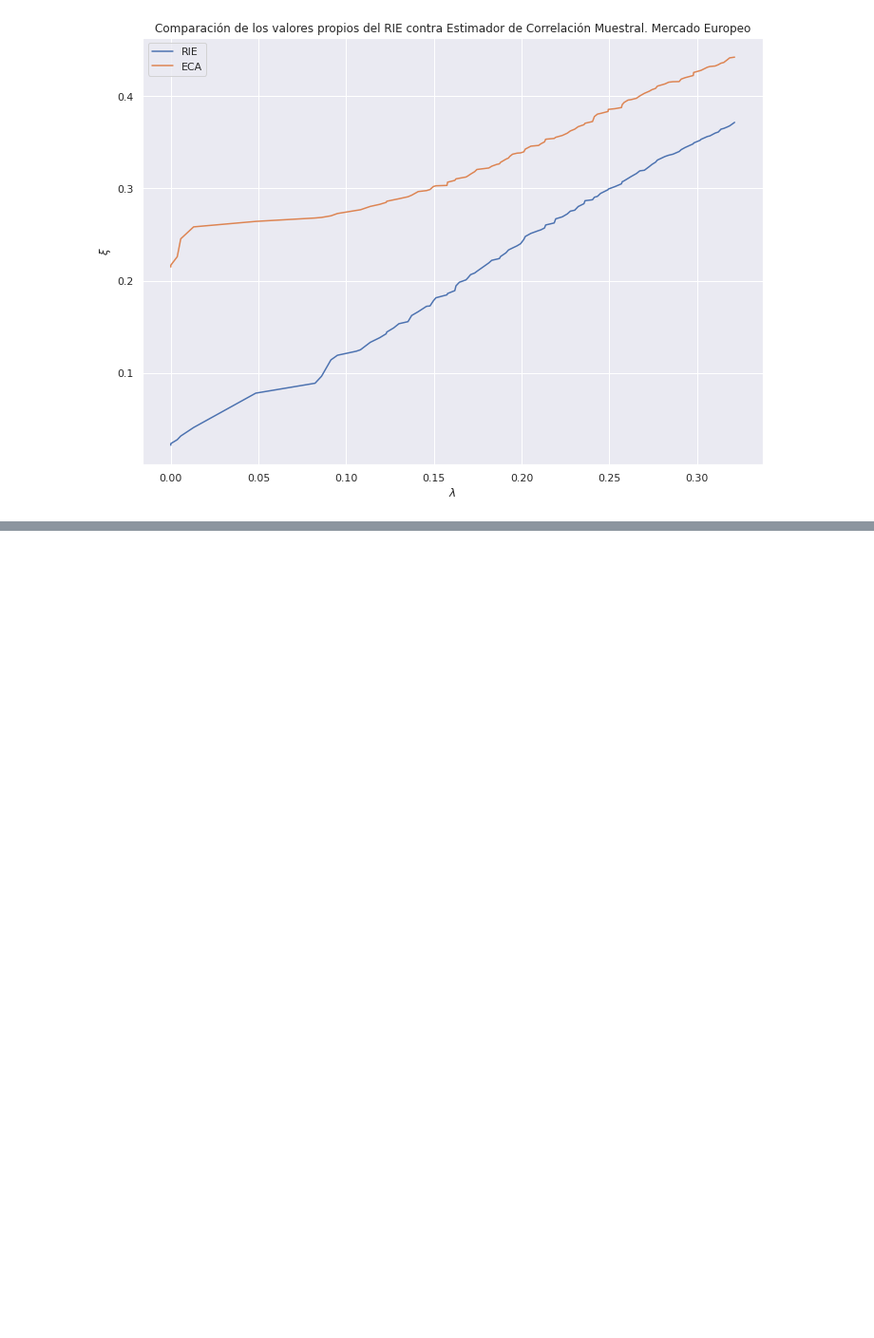
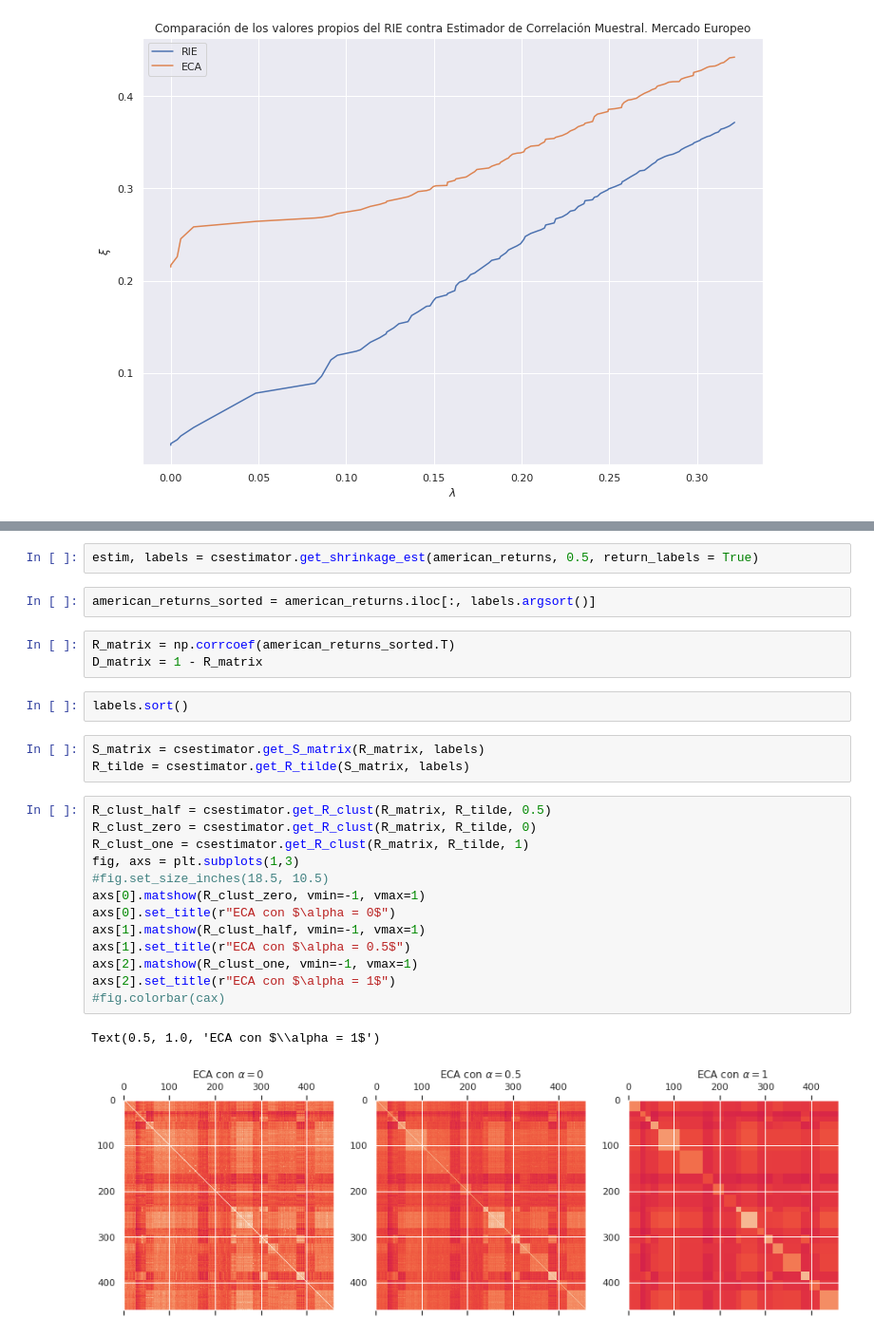
Before and after one commit to jduarte00/tesis, a Jupyter notebook: results_corr_matrix.ipynb, the cells around one changed output, grey strips where cells are left out. Shown at 95% size. Drawn from its saved outputs; the diff is of its cells as text; blank space fills up the shorter version.

```diff
--- a/results_corr_matrix.ipynb
+++ b/results_corr_matrix.ipynb
@@ -112,0 +147,28 @@ plt.show()
+# %%
+estim, labels = csestimator.get_shrinkage_est(american_returns, 0.5, return_labels = True)
+# %%
+american_returns_sorted = american_returns.iloc[:, labels.argsort()]
+# %%
+R_matrix = np.corrcoef(american_returns_sorted.T)
+D_matrix = 1 - R_matrix
+# %%
+labels.sort()
+# %%
+S_matrix = csestimator.get_S_matrix(R_matrix, labels)
+R_tilde = csestimator.get_R_tilde(S_matrix, labels)
+# %%
+R_clust_half = csestimator.get_R_clust(R_matrix, R_tilde, 0.5)
+R_clust_zero = csestimator.get_R_clust(R_matrix, R_tilde, 0)
+R_clust_one = csestimator.get_R_clust(R_matrix, R_tilde, 1)
+fig, axs = plt.subplots(1,3)
+#fig.set_size_inches(18.5, 10.5)
+axs[0].matshow(R_clust_zero, vmin=-1, vmax=1)
+axs[0].set_title(r"ECA con $\alpha = 0$")
+axs[1].matshow(R_clust_half, vmin=-1, vmax=1)
+axs[1].set_title(r"ECA con $\alpha = 0.5$")
+axs[2].matshow(R_clust_one, vmin=-1, vmax=1)
+axs[2].set_title(r"ECA con $\alpha = 1$")
+#fig.colorbar(cax)
+# %% [output]
+Text(0.5, 1.0, 'ECA con $\\alpha = 1$')
+[figure, added]
```
Also changed, not shown: parts of 10 cells of this notebook.
